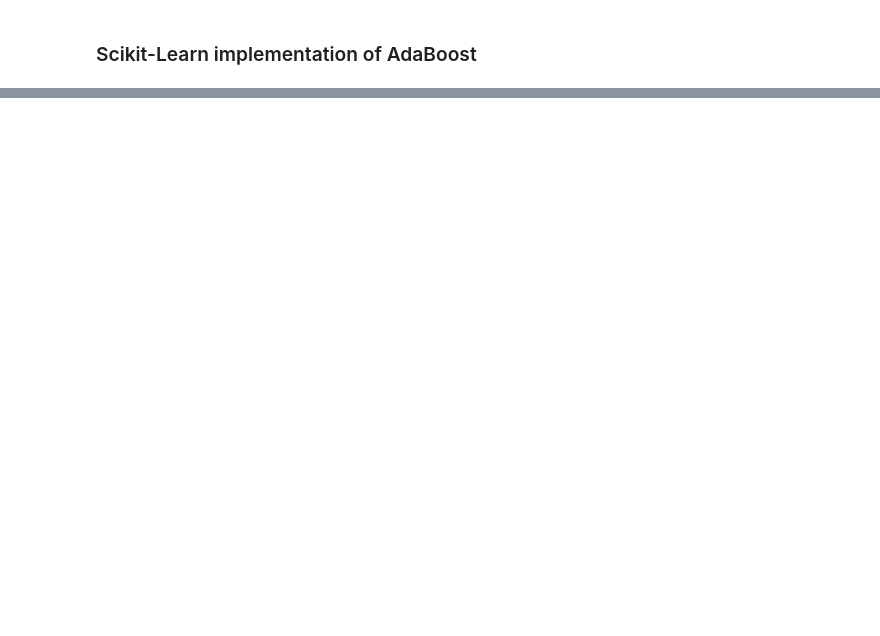
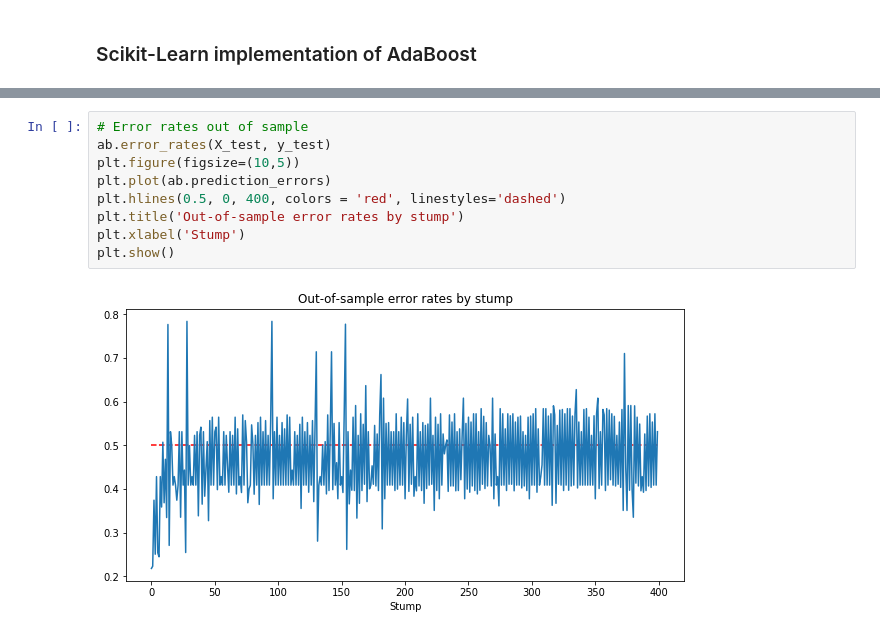
Before and after one commit to AlvaroCorrales/AdaBoost, a Jupyter notebook: Test AdaBoost.ipynb, the cells around one changed output, grey strips where cells are left out. Cells and saved outputs as stored; diff of their text form; blank space fills up the shorter version.

```diff
--- a/Test AdaBoost.ipynb
+++ b/Test AdaBoost.ipynb
@@ -99,0 +122,11 @@ The ROC-AUC score of the model is: 0.9358
+# %%
+# Error rates out of sample
+ab.error_rates(X_test, y_test)
+plt.figure(figsize=(10,5))
+plt.plot(ab.prediction_errors)
+plt.hlines(0.5, 0, 400, colors = 'red', linestyles='dashed')
+plt.title('Out-of-sample error rates by stump')
+plt.xlabel('Stump')
+plt.show()
+# %% [output]
+[figure, added]
```
Also changed, not shown: parts of 7 cells of this notebook, 1 other file.
